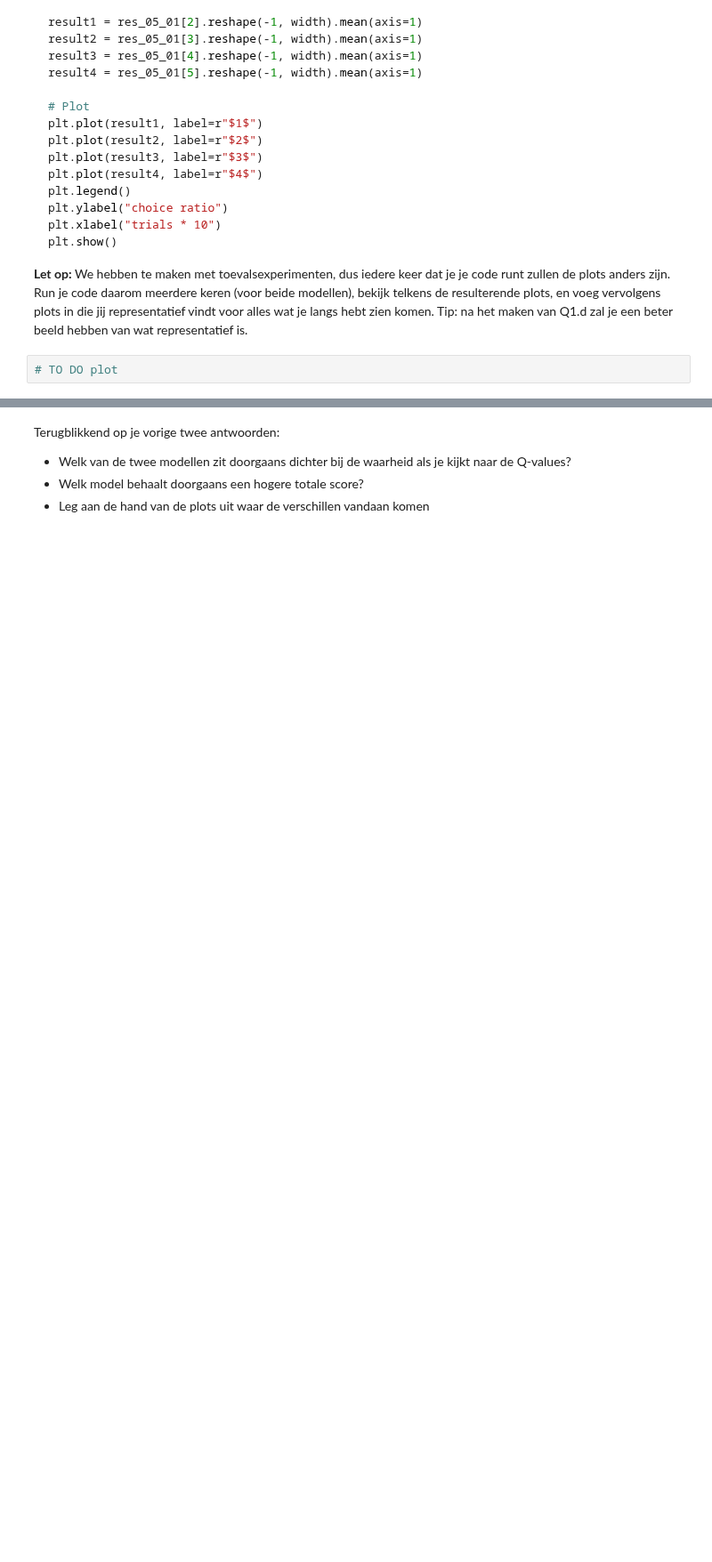
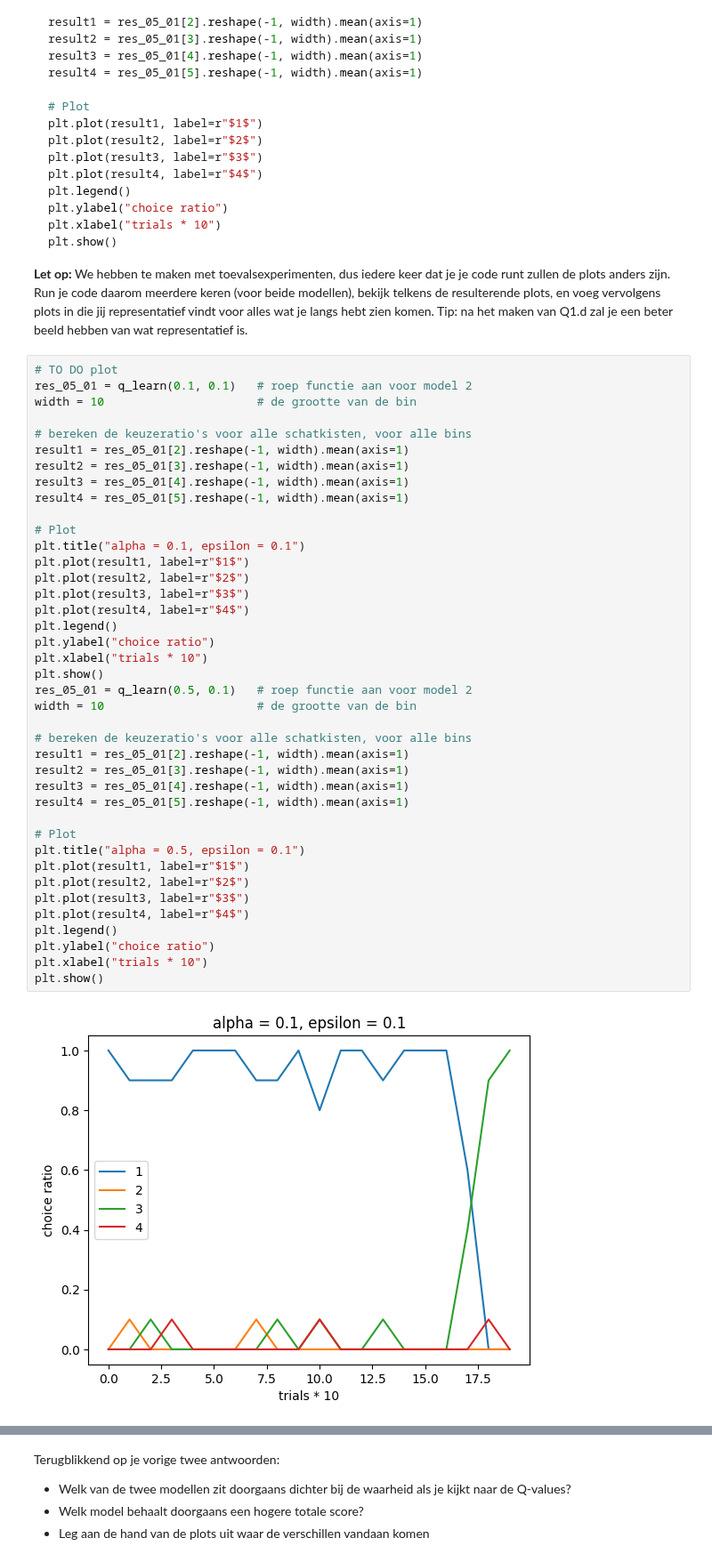
Before and after one commit to YorbenKoolhaas/cogmod, a Jupyter notebook: hw2/Assignment_2.ipynb, the cells around one changed output, grey strips where cells are left out. Shown at 89% size. Saved outputs shown, nothing was run; the diff lists cells and outputs as text; blank space fills up the shorter version.

````diff
--- a/hw2/Assignment_2.ipynb
+++ b/hw2/Assignment_2.ipynb
@@ -360,5 +426,45 @@ plt.show()
 ```
 
 __Let op:__ We hebben te maken met toevalsexperimenten, dus iedere keer dat je je code runt zullen de plots anders zijn. Run je code daarom meerdere keren (voor beide modellen), bekijk telkens de resulterende plots, en voeg vervolgens plots in die jij representatief vindt voor alles wat je langs hebt zien komen. Tip: na het maken van Q1.d zal je een beter beeld hebben van wat representatief is.
-# %%
-# TO DO plot
+# %%
+# TO DO plot
+res_05_01 = q_learn(0.1, 0.1)   # roep functie aan voor model 2
+width = 10                      # de grootte van de bin
+
+# bereken de keuzeratio's voor alle schatkisten, voor alle bins
+result1 = res_05_01[2].reshape(-1, width).mean(axis=1)
+result2 = res_05_01[3].reshape(-1, width).mean(axis=1)
+result3 = res_05_01[4].reshape(-1, width).mean(axis=1)
+result4 = res_05_01[5].reshape(-1, width).mean(axis=1)
+
+# Plot
+plt.title("alpha = 0.1, epsilon = 0.1")
+plt.plot(result1, label=r"$1$")
+plt.plot(result2, label=r"$2$")
+plt.plot(result3, label=r"$3$")
+plt.plot(result4, label=r"$4$")
+plt.legend()
+plt.ylabel("choice ratio")
+plt.xlabel("trials * 10")
+plt.show()
+res_05_01 = q_learn(0.5, 0.1)   # roep functie aan voor model 2
+width = 10                      # de grootte van de bin
+
+# bereken de keuzeratio's voor alle schatkisten, voor alle bins
+result1 = res_05_01[2].reshape(-1, width).mean(axis=1)
+result2 = res_05_01[3].reshape(-1, width).mean(axis=1)
+result3 = res_05_01[4].reshape(-1, width).mean(axis=1)
+result4 = res_05_01[5].reshape(-1, width).mean(axis=1)
+
+# Plot
+plt.title("alpha = 0.5, epsilon = 0.1")
+plt.plot(result1, label=r"$1$")
+plt.plot(result2, label=r"$2$")
+plt.plot(result3, label=r"$3$")
+plt.plot(result4, label=r"$4$")
+plt.legend()
+plt.ylabel("choice ratio")
+plt.xlabel("trials * 10")
+plt.show()
+# %% [output]
+[figure, added]
````
Also changed, not shown: parts of 16 cells of this notebook.
